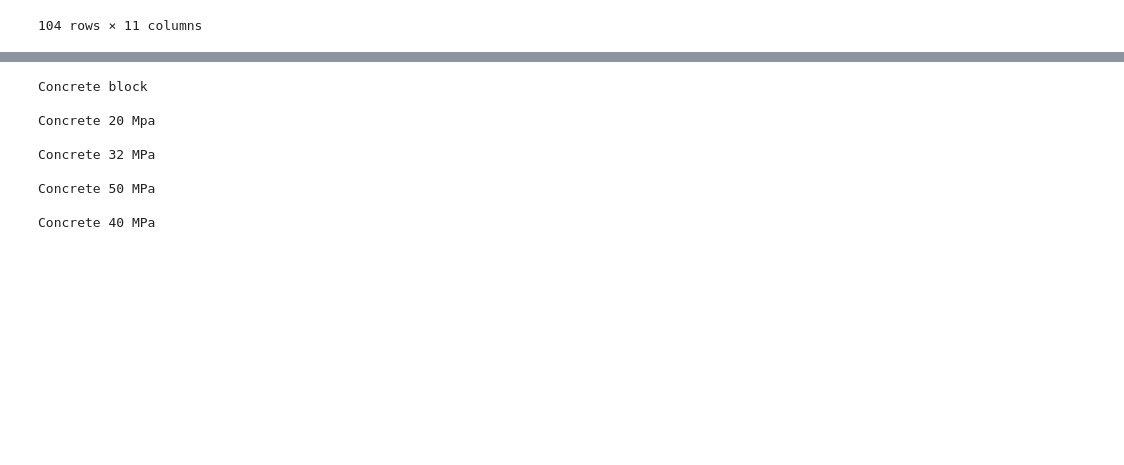
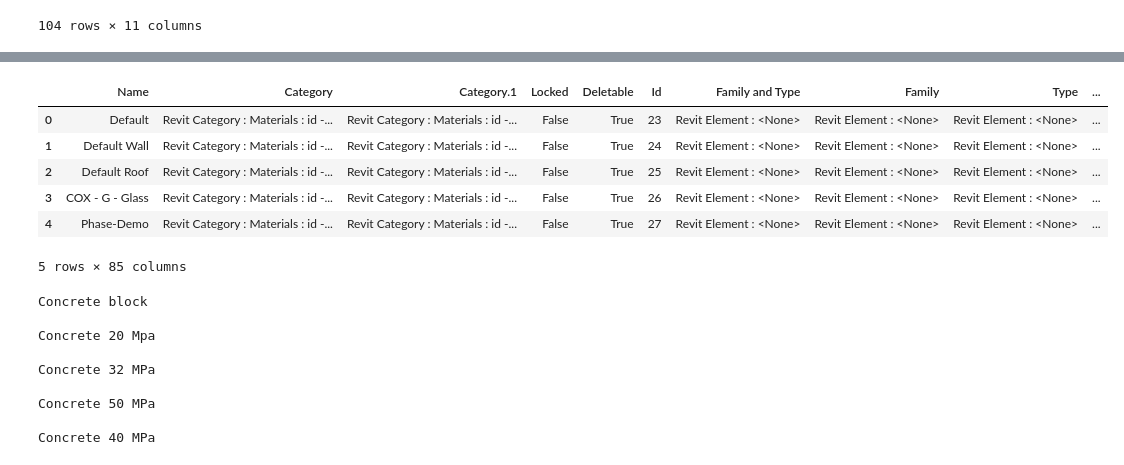
Before and after one commit to KarsonKKC/FADA3030, a Jupyter notebook: semantic_search_customerdata.ipynb, the cells around one changed output, grey strips where cells are left out. Cells and saved outputs as stored; diff of their text form; code cells hidden in the pictures; blank space fills up the shorter version.

```diff
--- a/semantic_search_customerdata.ipynb
+++ b/semantic_search_customerdata.ipynb
@@ -89,12 +98,18 @@ def find_most_similar_matches(embedding_vector):
 # %%
 # Find the most similar match for each material name in the new dataset
 new_df[['Most_Similar_Material', 'Similarity_Score']] = new_df['embeddings'].apply(lambda x: find_most_similar_matches(x)).apply(pd.Series)
 new_df[['1st_Most_Similar_Material', '2nd_Most_Similar_Material']] = pd.DataFrame(new_df['Most_Similar_Material'].tolist(), index=new_df.index)
 new_df[['1st_Similarity_Score', '2nd_Similarity_Score']] = pd.DataFrame(new_df['Similarity_Score'].tolist(), index=new_df.index)
 # Display the result with the most similar match and similarity score for each material name
 new_df.head()
-
-new_df.to_csv("(COX)most_similar_material.csv")
+# %% [output]
+|  | Name | Category | Category.1 | Locked | Deletable | Id | Family and Type | Family | Type | ... |
+| 0 | Default | Revit Category : Materials : id -... | Revit Category : Materials : id -... | False | True | 23 | Revit Element : <None> | Revit Element : <None> | Revit Element : <None> | ... |
+| 1 | Default Wall | Revit Category : Materials : id -... | Revit Category : Materials : id -... | False | True | 24 | Revit Element : <None> | Revit Element : <None> | Revit Element : <None> | ... |
+| 2 | Default Roof | Revit Category : Materials : id -... | Revit Category : Materials : id -... | False | True | 25 | Revit Element : <None> | Revit Element : <None> | Revit Element : <None> | ... |
+| 3 | COX - G - Glass | Revit Category : Materials : id -... | Revit Category : Materials : id -... | False | True | 26 | Revit Element : <None> | Revit Element : <None> | Revit Element : <None> | ... |
+| 4 | Phase-Demo | Revit Category : Materials : id -... | Revit Category : Materials : id -... | False | True | 27 | Revit Element : <None> | Revit Element : <None> | Revit Element : <None> | ... |
+5 rows × 85 columns
 # %%
 cox_df = pd.read_csv("(COX)most_similar_material.csv")
 new_cox_df = cox_df[['Name', '1st_Most_Similar_Material','2nd_Most_Similar_Material','1st_Similarity_Score','2nd_Similarity_Score']]
```
Also changed, not shown: parts of 4 cells of this notebook, 10 other files.
